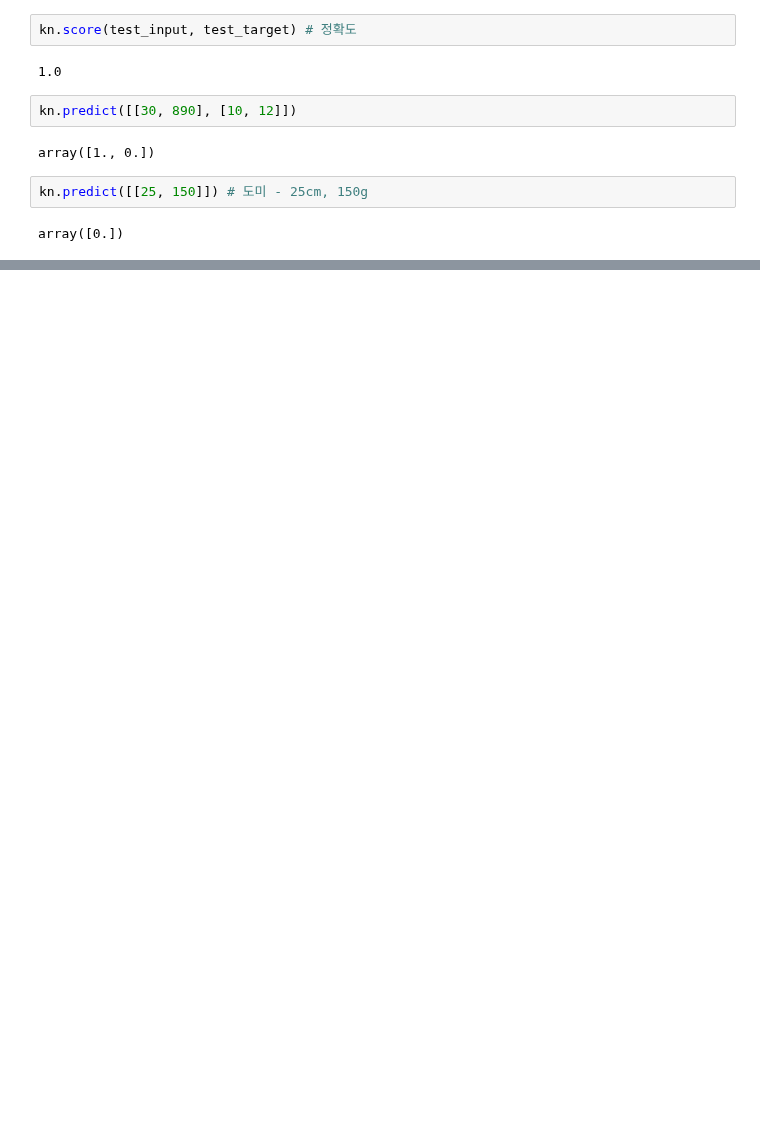
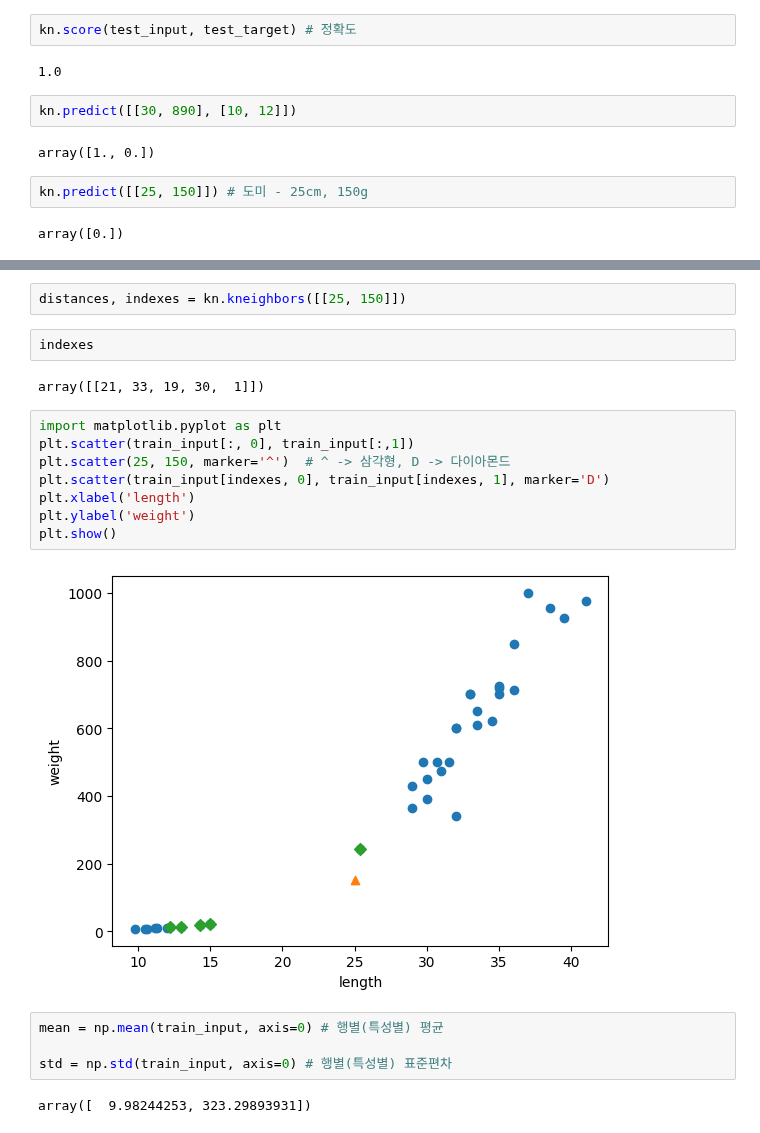
Before and after one commit to yonggyo1125/ai_class_source, a Jupyter notebook: 09 핀테크 머신러닝과 딥러닝 이해/source/day02/ex03.ipynb, the cells around one changed output, grey strips where cells are left out. Saved outputs shown, nothing was run; the diff lists cells and outputs as text; blank space fills up the shorter version.

```diff
--- a/09 핀테크 머신러닝과 딥러닝 이해/source/day02/ex03.ipynb
+++ b/09 핀테크 머신러닝과 딥러닝 이해/source/day02/ex03.ipynb
@@ -84,0 +97,22 @@ plt.show()
+# %%
+distances, indexes = kn.kneighbors([[25, 150]])
+# %%
+indexes
+# %% [output]
+array([[21, 33, 19, 30,  1]])
+# %%
+import matplotlib.pyplot as plt
+plt.scatter(train_input[:, 0], train_input[:,1])
+plt.scatter(25, 150, marker='^')  # ^ -> 삼각형, D -> 다이아몬드
+plt.scatter(train_input[indexes, 0], train_input[indexes, 1], marker='D')
+plt.xlabel('length')
+plt.ylabel('weight')
+plt.show()
+# %% [output]
+[figure, added]
+# %%
+mean = np.mean(train_input, axis=0) # 행별(특성별) 평균
+
+std = np.std(train_input, axis=0) # 행별(특성별) 표준편차
+# %% [output]
+array([  9.98244253, 323.29893931])
```
Also changed, not shown: parts of 8 cells of this notebook, 1 other file.
